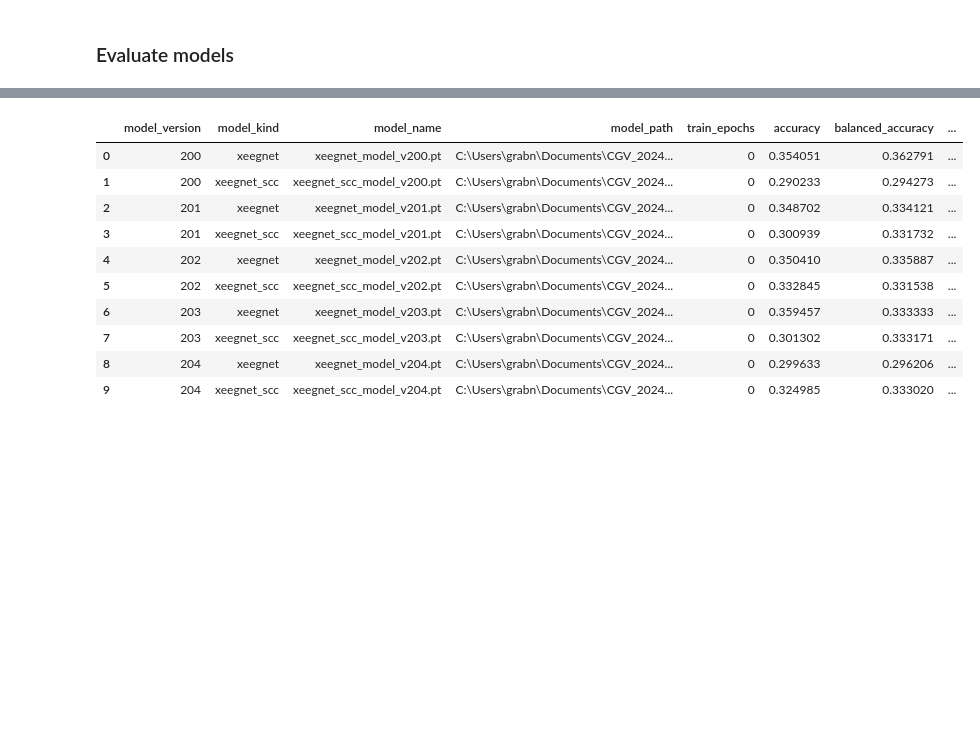
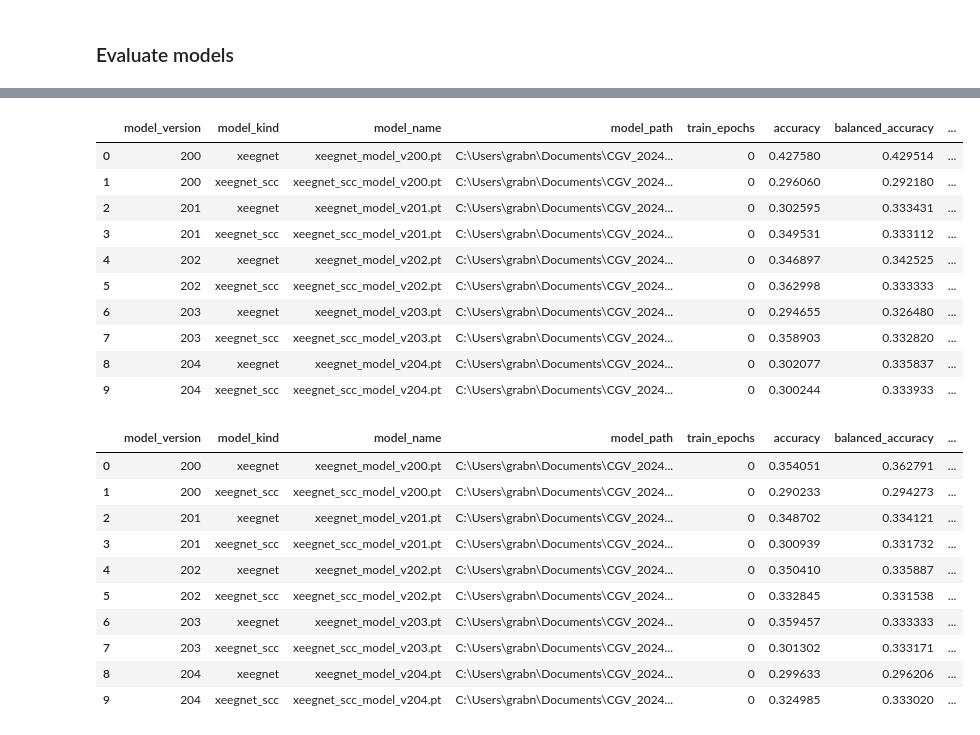
Before and after one commit to hereditary-eu/EEGlass, a Jupyter notebook: backend/experiments_xeegnet/adapt_selfeeg.ipynb, the cells around one changed output, grey strips where cells are left out. Saved outputs shown, nothing was run; the diff lists cells and outputs as text; code cells hidden in the pictures; blank space fills up the shorter version.

```diff
--- a/backend/experiments_xeegnet/adapt_selfeeg.ipynb
+++ b/backend/experiments_xeegnet/adapt_selfeeg.ipynb
@@ -683,3 +816,18 @@ Evaluating saved model: xeegnet_scc at C:\Users\grabn\Documents\CGV_2024\xeegVis
+# %%
+saved_model_results
+saved_model_results_df
+# %% [output]
+|  | model_version | model_kind | model_name | model_path | train_epochs | accuracy | balanced_accuracy | ... |
+| 0 | 200 | xeegnet | xeegnet_model_v200.pt | C:\Users\grabn\Documents\CGV_2024... | 0 | 0.427580 | 0.429514 | ... |
+| 1 | 200 | xeegnet_scc | xeegnet_scc_model_v200.pt | C:\Users\grabn\Documents\CGV_2024... | 0 | 0.296060 | 0.292180 | ... |
+| 2 | 201 | xeegnet | xeegnet_model_v201.pt | C:\Users\grabn\Documents\CGV_2024... | 0 | 0.302595 | 0.333431 | ... |
+| 3 | 201 | xeegnet_scc | xeegnet_scc_model_v201.pt | C:\Users\grabn\Documents\CGV_2024... | 0 | 0.349531 | 0.333112 | ... |
+| 4 | 202 | xeegnet | xeegnet_model_v202.pt | C:\Users\grabn\Documents\CGV_2024... | 0 | 0.346897 | 0.342525 | ... |
+| 5 | 202 | xeegnet_scc | xeegnet_scc_model_v202.pt | C:\Users\grabn\Documents\CGV_2024... | 0 | 0.362998 | 0.333333 | ... |
+| 6 | 203 | xeegnet | xeegnet_model_v203.pt | C:\Users\grabn\Documents\CGV_2024... | 0 | 0.294655 | 0.326480 | ... |
+| 7 | 203 | xeegnet_scc | xeegnet_scc_model_v203.pt | C:\Users\grabn\Documents\CGV_2024... | 0 | 0.358903 | 0.332820 | ... |
+| 8 | 204 | xeegnet | xeegnet_model_v204.pt | C:\Users\grabn\Documents\CGV_2024... | 0 | 0.302077 | 0.335837 | ... |
+| 9 | 204 | xeegnet_scc | xeegnet_scc_model_v204.pt | C:\Users\grabn\Documents\CGV_2024... | 0 | 0.300244 | 0.333933 | ... |
 # %%
 saved_model_results_df.sort_values(["model_version", "model_kind"]).reset_index(drop=True)
 # %% [output]
```
Also changed, not shown: parts of 24 cells of this notebook, 1 other file.
